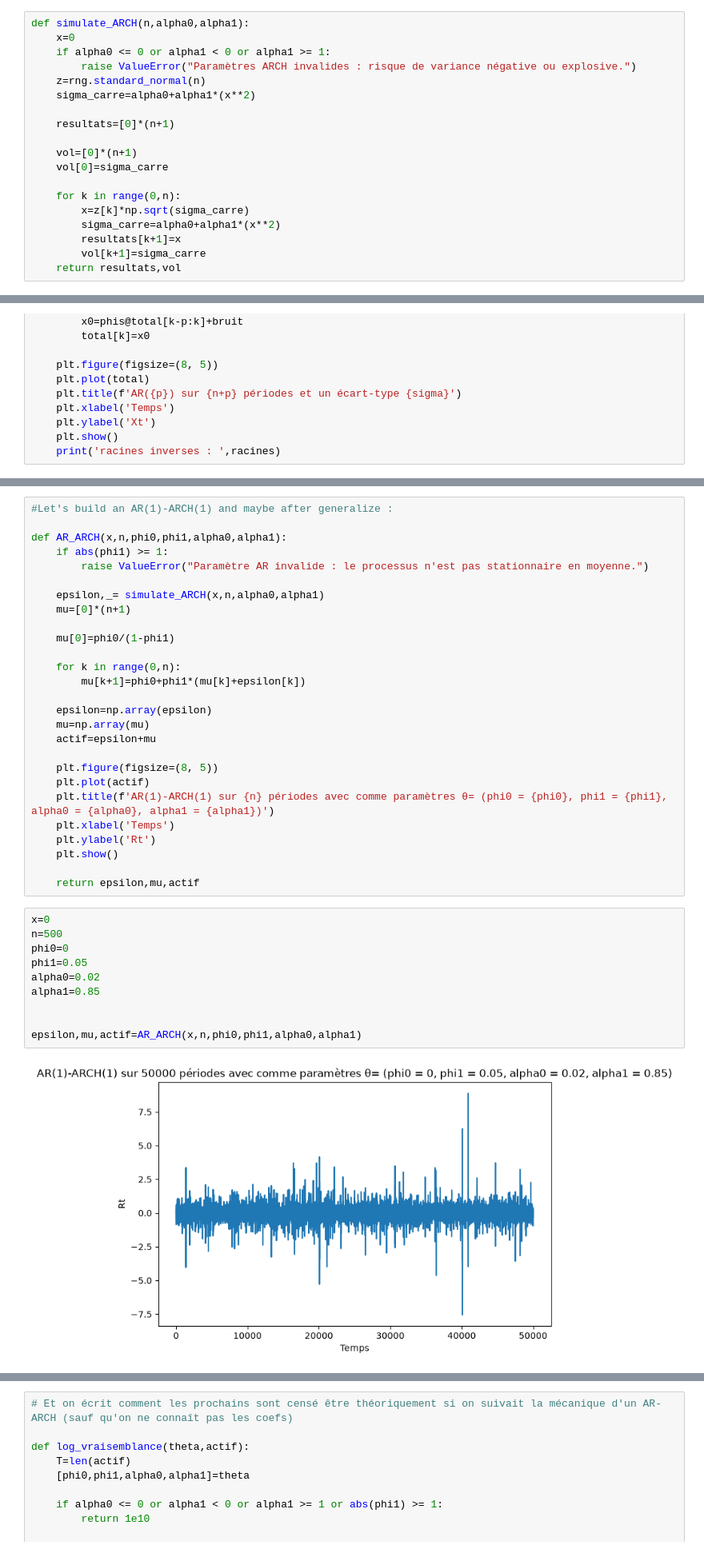
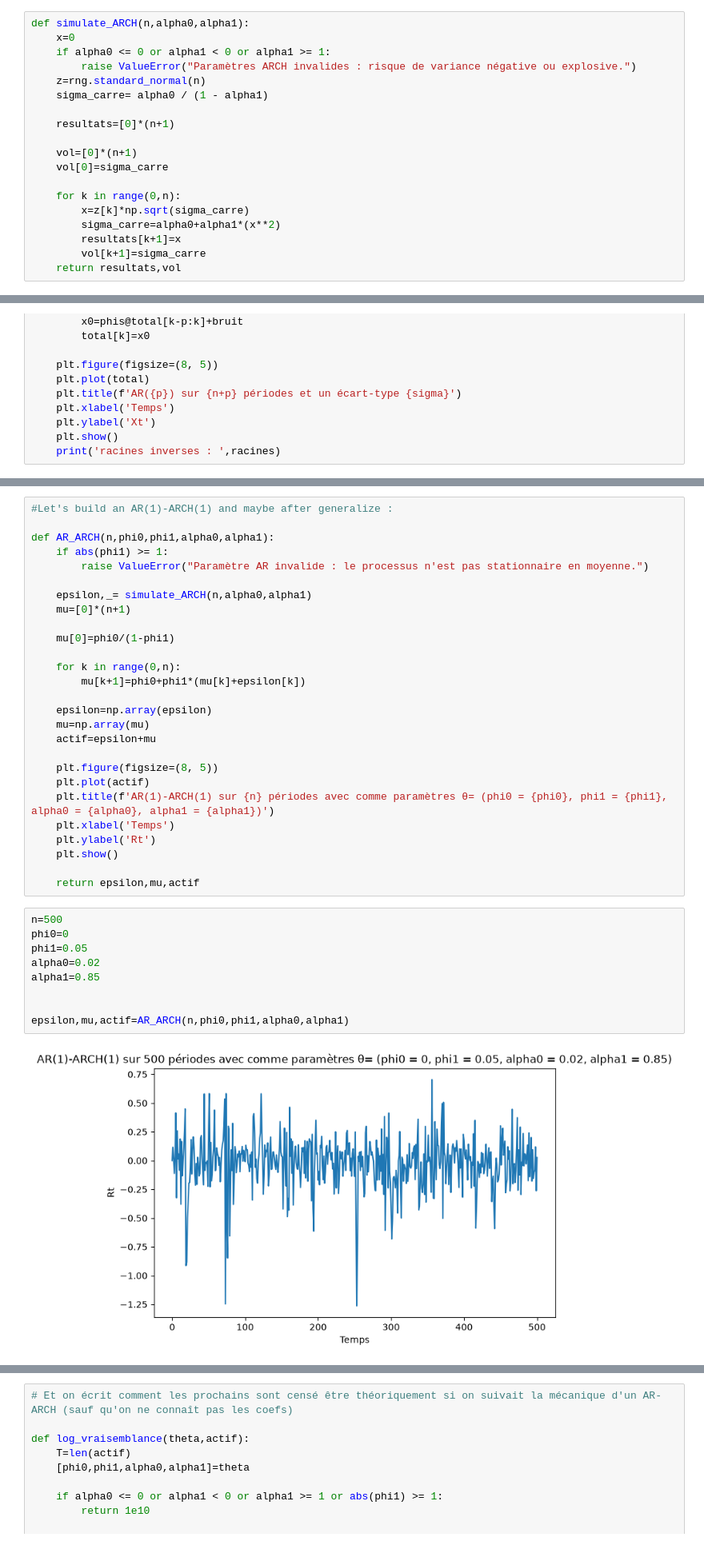
Before and after one commit to Maxime-Skryma/Spread_Crypto, a Jupyter notebook: Simulations_ARCH_AR.ipynb, the cells around one changed output, grey strips where cells are left out. Shown at 80% size. Cells and saved outputs as stored; diff of their text form.

```diff
--- a/Simulations_ARCH_AR.ipynb
+++ b/Simulations_ARCH_AR.ipynb
@@ -8,7 +8,7 @@ def simulate_ARCH(n,alpha0,alpha1):
     if alpha0 <= 0 or alpha1 < 0 or alpha1 >= 1:
         raise ValueError("Paramètres ARCH invalides : risque de variance négative ou explosive.")
     z=rng.standard_normal(n)
-    sigma_carre=alpha0+alpha1*(x**2)
+    sigma_carre= alpha0 / (1 - alpha1)
 
     resultats=[0]*(n+1)
 
@@ -222,11 +222,11 @@ racines inverses :  [-1.37260605  1.03416139  1.73792293 10.2351938  -5.07674961
 # %%
 #Let's build an AR(1)-ARCH(1) and maybe after generalize :
 
-def AR_ARCH(x,n,phi0,phi1,alpha0,alpha1):
+def AR_ARCH(n,phi0,phi1,alpha0,alpha1):
     if abs(phi1) >= 1:
         raise ValueError("Paramètre AR invalide : le processus n'est pas stationnaire en moyenne.")
 
-    epsilon,_= simulate_ARCH(x,n,alpha0,alpha1)
+    epsilon,_= simulate_ARCH(n,alpha0,alpha1)
     mu=[0]*(n+1)
 
     mu[0]=phi0/(1-phi1)
@@ -247,17 +247,16 @@ def AR_ARCH(x,n,phi0,phi1,alpha0,alpha1):
 
     return epsilon,mu,actif
 # %%
-x=0
 n=500
 phi0=0
 phi1=0.05
 alpha0=0.02
 alpha1=0.85
 
 
-epsilon,mu,actif=AR_ARCH(x,n,phi0,phi1,alpha0,alpha1)
+epsilon,mu,actif=AR_ARCH(n,phi0,phi1,alpha0,alpha1)
 # %% [output]
-[figure, old version]
+[figure, new version]
 # %%
 #Implémentation de la log-vraisemblance conditionelle
 # Mauvaise log vraisemblance
```
Also changed, not shown: parts of 9 cells of this notebook.
